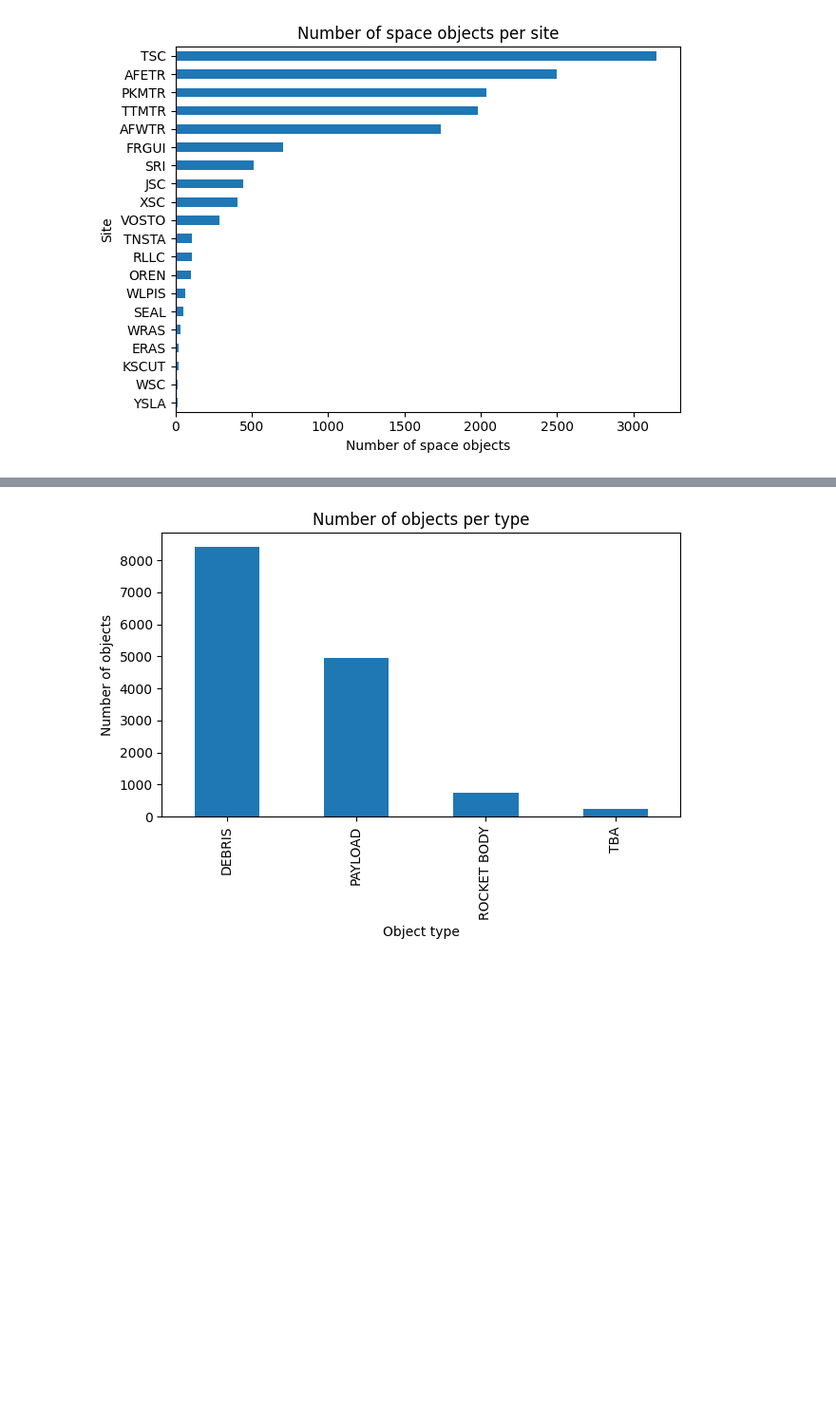
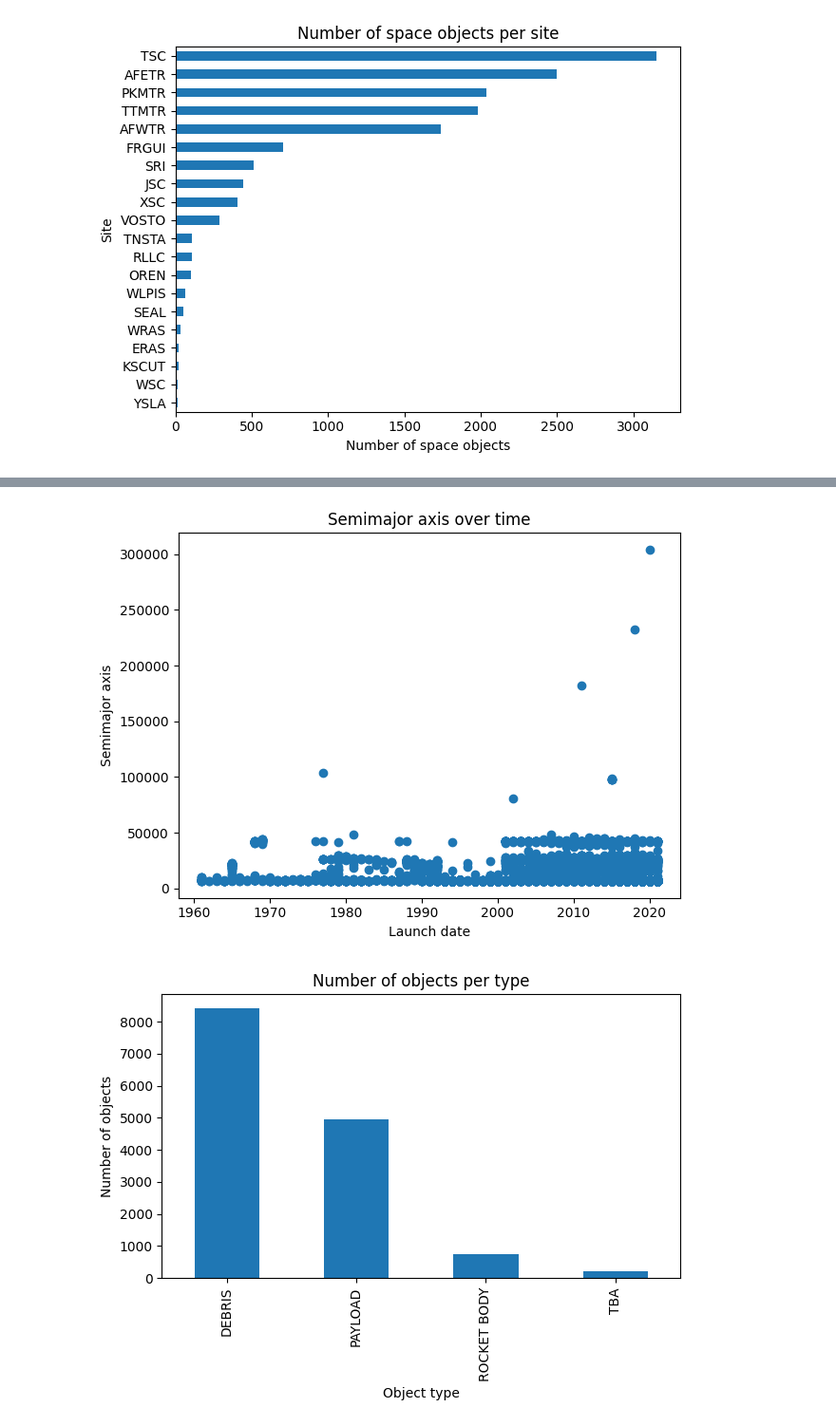
Before and after one commit to msi-se/stochastik-team7, a Jupyter notebook: satelite/satelite.ipynb, the cells around one changed output, grey strips where cells are left out. Shown at 95% size. Cells and saved outputs as stored; diff of their text form; code cells hidden in the pictures; blank space fills up the shorter version.

Commit message:
add semimajor axis over time

```diff
--- a/satelite/satelite.ipynb
+++ b/satelite/satelite.ipynb
@@ -89,3 +89,12 @@ plt.show()
+# %%
+plt.scatter(df['LAUNCH_DATE'], df['SEMIMAJOR_AXIS'])
+plt.xlabel('Launch date')
+plt.ylabel('Semimajor axis')
+plt.title('Semimajor axis over time')
+plt.tight_layout()
+plt.show()
+# %% [output]
+[figure, added]
 # %%
 # OBJECT_TYPE show DEBRIS compared to no DEBRIS
 df['OBJECT_TYPE'].value_counts().plot(kind='bar')
```
Also changed, not shown: parts of 4 cells of this notebook.
